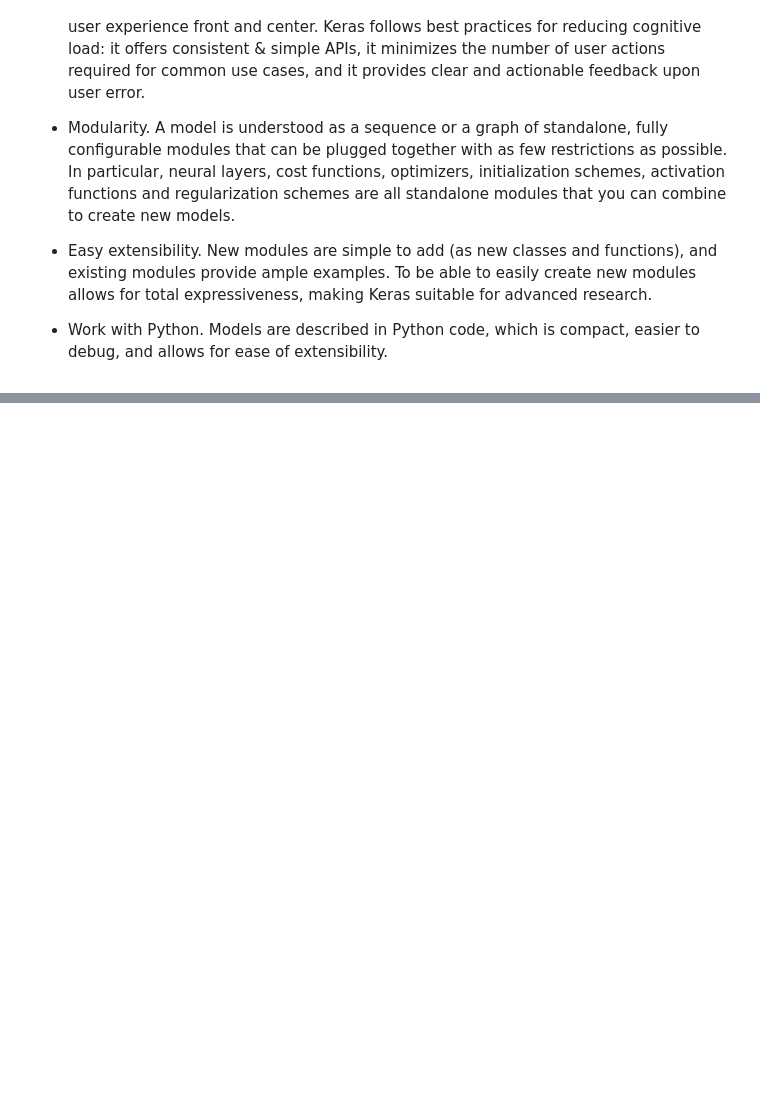
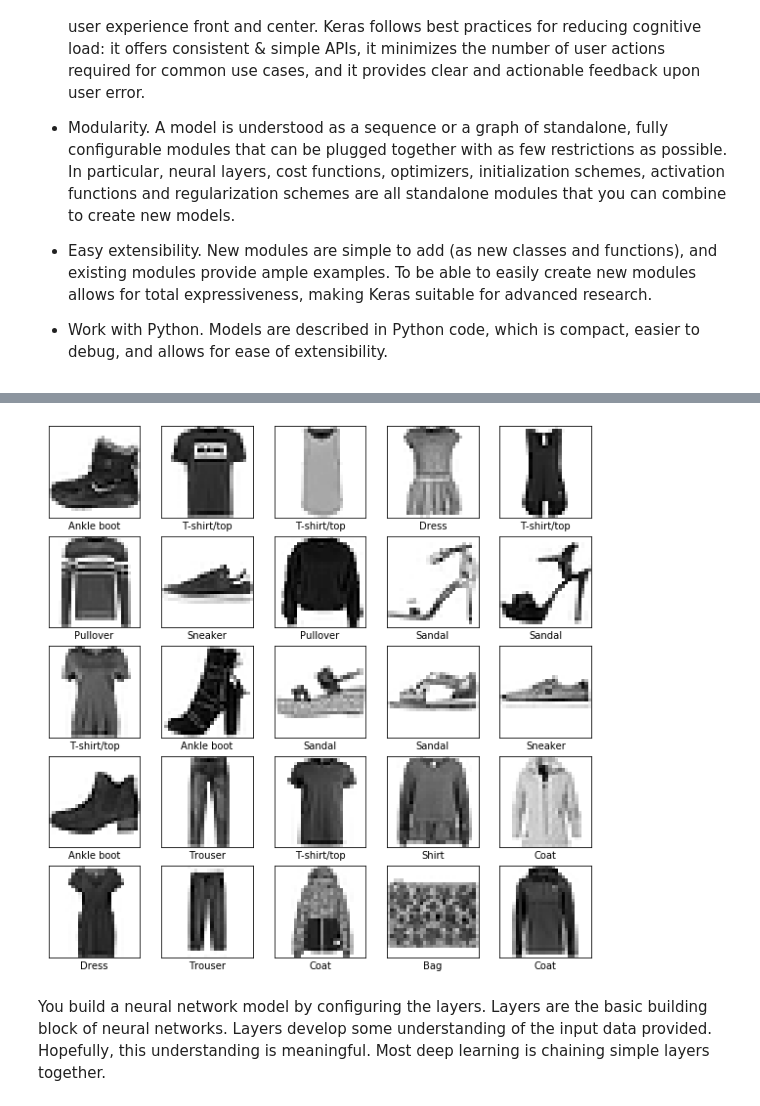
Before and after one commit to wurde/tf-keras, a Jupyter notebook: index.ipynb, the cells around one changed output, grey strips where cells are left out. Saved outputs shown, nothing was run; the diff lists cells and outputs as text; code cells hidden in the pictures; blank space fills up the shorter version.

```diff
--- a/index.ipynb
+++ b/index.ipynb
@@ -89,0 +143,26 @@ ModuleNotFoundError: No module named 'matplotlib'
+# %%
+#
+# Dataset Pre-processing
+#
+
+# Scale values to a range of 0 to 1
+train_images = train_images / 255.0
+test_images = test_images / 255.0
+# %%
+#
+# Dataset Introspection
+#
+
+plt.figure(figsize=(10,10))
+for i in range(25):
+    plt.subplot(5,5,i+1)
+    plt.xticks([])
+    plt.yticks([])
+    plt.grid(False)
+    plt.imshow(train_images[i], cmap=plt.cm.binary)
+    plt.xlabel(class_names[train_labels[i]])
+plt.show()
+# %% [output]
+[figure, added]
+# %% [markdown]
+You build a neural network model by configuring the layers. Layers are the basic building block of neural networks. Layers develop some understanding of the input data provided. Hopefully, this understanding is meaningful. Most deep learning is chaining simple layers together.
```
Also changed, not shown: parts of 21 cells of this notebook, 14 other files.
